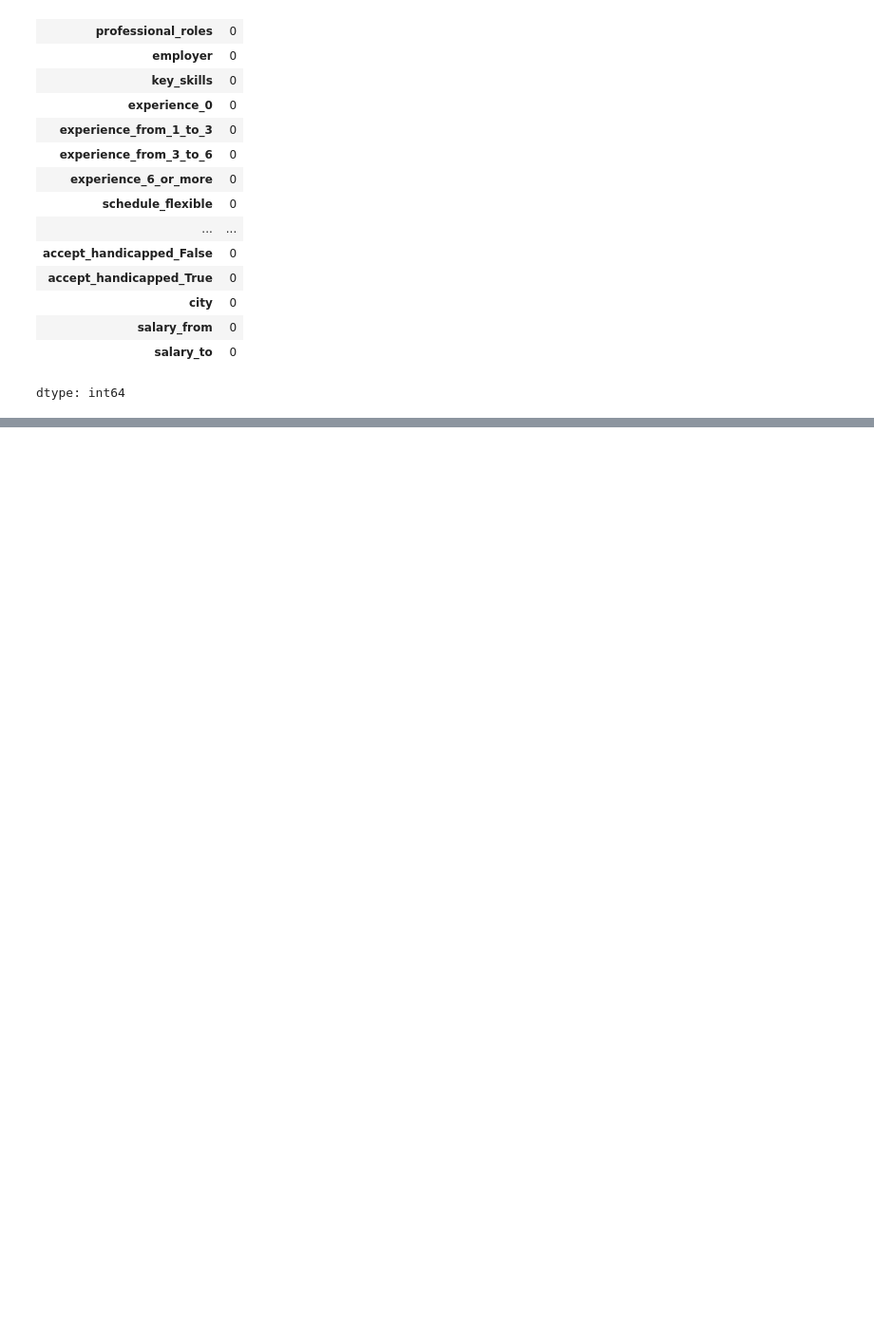
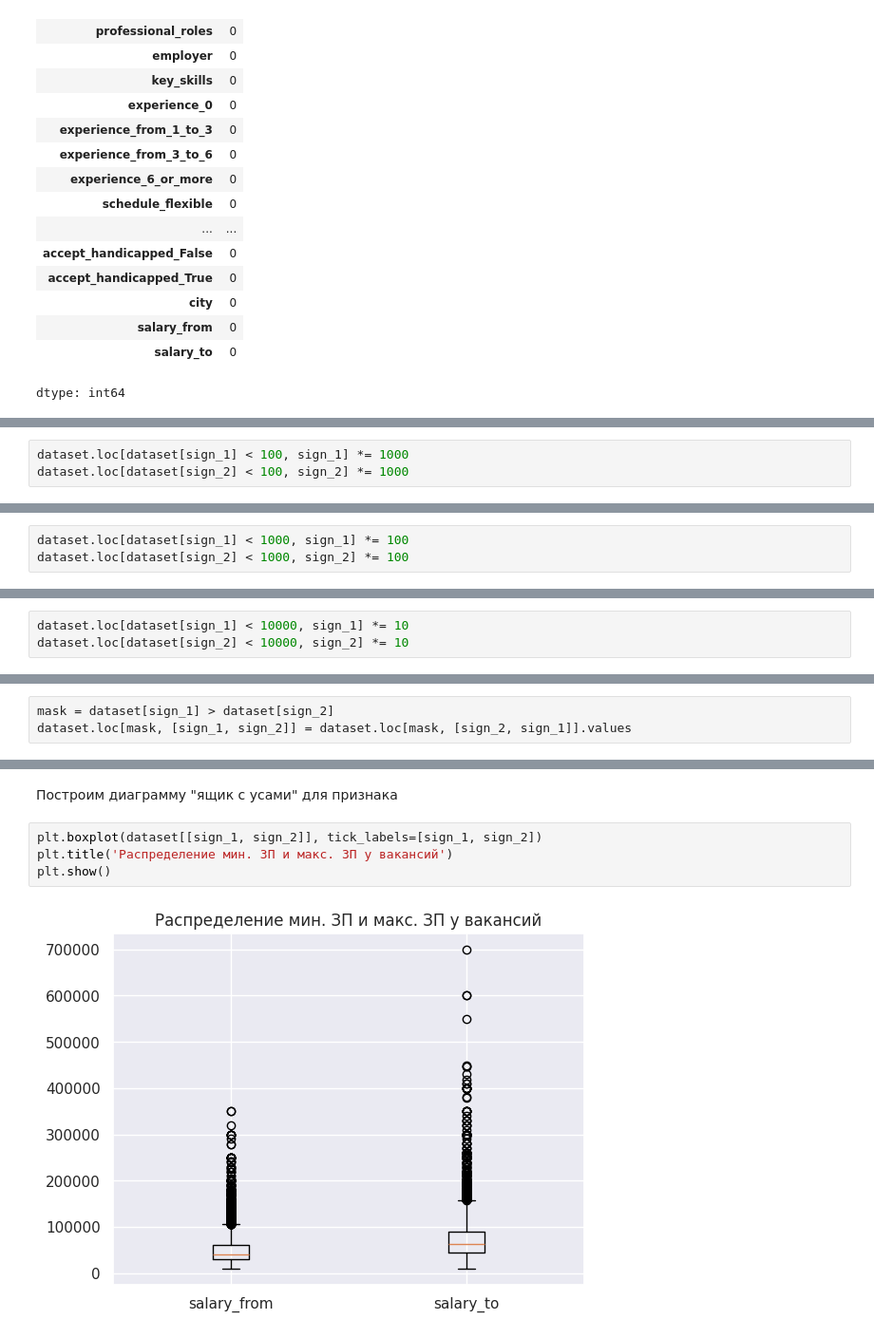
Before and after one commit to NikitaMarnykh/labor_market_analysis, a Jupyter notebook: Марных_Н_В_и_Оборотов_М_В_анализ_рынка_труда_advanced_plus.ipynb, the cells around one changed output, grey strips where cells are left out. Shown at 95% size. Cells and saved outputs as stored; diff of their text form; blank space fills up the shorter version.

```diff
--- a/Марных_Н_В_и_Оборотов_М_В_анализ_рынка_труда_advanced_plus.ipynb
+++ b/Марных_Н_В_и_Оборотов_М_В_анализ_рынка_труда_advanced_plus.ipynb
@@ -2179,0 +2378,3 @@ dtype: int64
+# %%
+dataset.loc[dataset[sign_1] < 100, sign_1] *= 1000
+dataset.loc[dataset[sign_2] < 100, sign_2] *= 1000
@@ -2179,0 +2383,3 @@ dtype: int64
+# %%
+dataset.loc[dataset[sign_1] < 1000, sign_1] *= 100
+dataset.loc[dataset[sign_2] < 1000, sign_2] *= 100
@@ -2179,0 +2388,3 @@ dtype: int64
+# %%
+dataset.loc[dataset[sign_1] < 10000, sign_1] *= 10
+dataset.loc[dataset[sign_2] < 10000, sign_2] *= 10
@@ -2179,0 +2422,3 @@ dtype: int64
+# %%
+mask = dataset[sign_1] > dataset[sign_2]
+dataset.loc[mask, [sign_1, sign_2]] = dataset.loc[mask, [sign_2, sign_1]].values
@@ -2179,0 +2494,8 @@ dtype: int64
+# %% [markdown]
+Построим диаграмму "ящик с усами" для признака
+# %%
+plt.boxplot(dataset[[sign_1, sign_2]], tick_labels=[sign_1, sign_2])
+plt.title('Распределение мин. ЗП и макс. ЗП у вакансий')
+plt.show()
+# %% [output]
+[figure, added]
```
Also changed, not shown: parts of 54 cells of this notebook.
